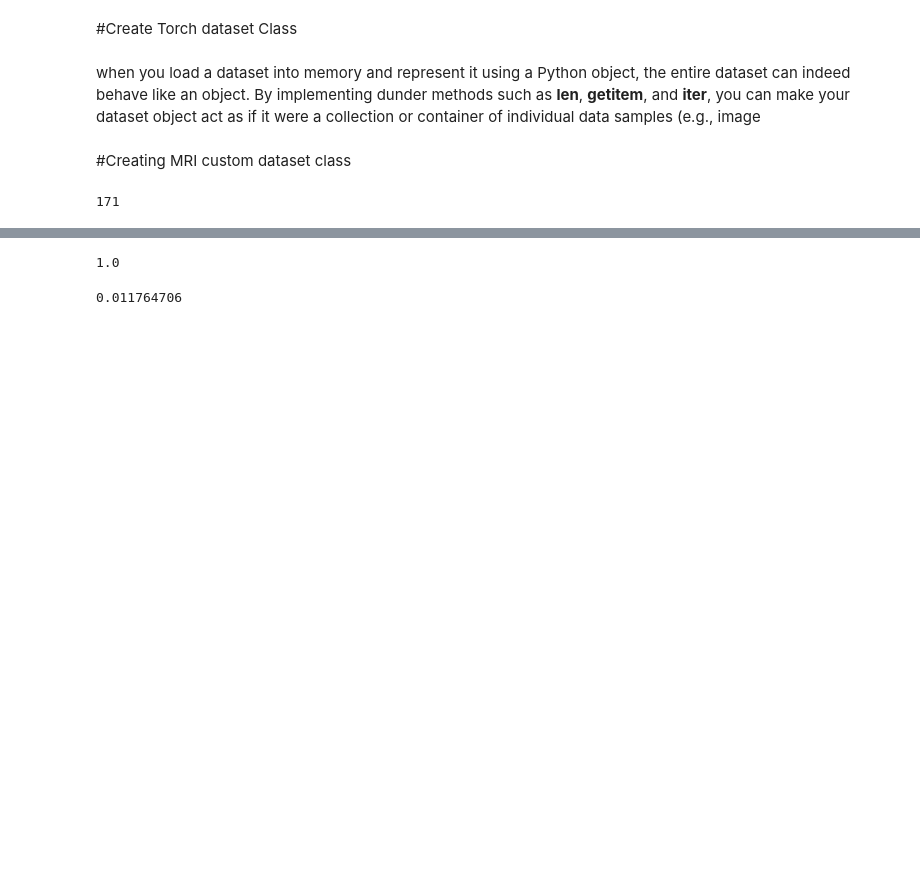
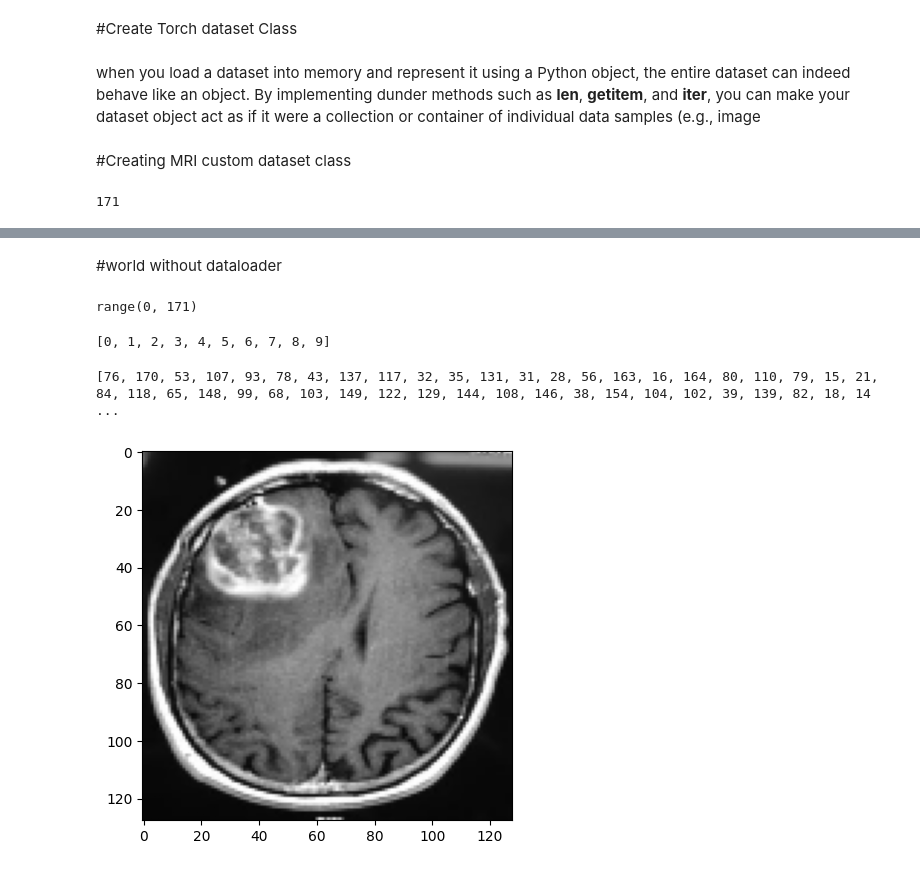
Before and after one commit to AnitaTasnim/image_processing, a Jupyter notebook: MRI_Brain_tumor_detector.ipynb, the cells around one changed output, grey strips where cells are left out. Saved outputs shown, nothing was run; the diff lists cells and outputs as text; code cells hidden in the pictures; blank space fills up the shorter version.

Commit message:
world without dataloaders

```diff
--- a/MRI_Brain_tumor_detector.ipynb
+++ b/MRI_Brain_tumor_detector.ipynb
@@ -180,3 +166,0 @@ mri[5] # image correspoding to the5th indx
-# %%
-img = mri[5]['image']
-img
@@ -218,11 +167,24 @@ np.min(img)
 # %%
 mri.normalize()
-img = mri[5]['image']
-# %%
-np.max(img)
-# %% [output]
-1.0
-# %%
-np.min(img)
-# %% [output]
-0.011764706
+# %% [markdown]
+#world without dataloader
+# %%
+range(len(mri))
+# %% [output]
+range(0, 171)
+# %%
+list(range(0,10))
+# %% [output]
+[0, 1, 2, 3, 4, 5, 6, 7, 8, 9]
+# %%
+index = list(range(len(mri)))
+random.shuffle(index)
+print(index)
+for idx in index:
+    sample =  mri[idx]
+    img =  sample['image']
+    img = img.reshape(img.shape[0],img.shape[1],img.shape[2])
+    plt.imshow(img)
+# %% [output]
+[76, 170, 53, 107, 93, 78, 43, 137, 117, 32, 35, 131, 31, 28, 56, 163, 16, 164, 80, 110, 79, 15, 21, 84, 118, 65, 148, 99, 68, 103, 149, 122, 129, 144, 108, 146, 38, 154, 104, 102, 39, 139, 82, 18, 14 ...
+[figure, added]
```
Also changed, not shown: parts of 13 cells of this notebook.
